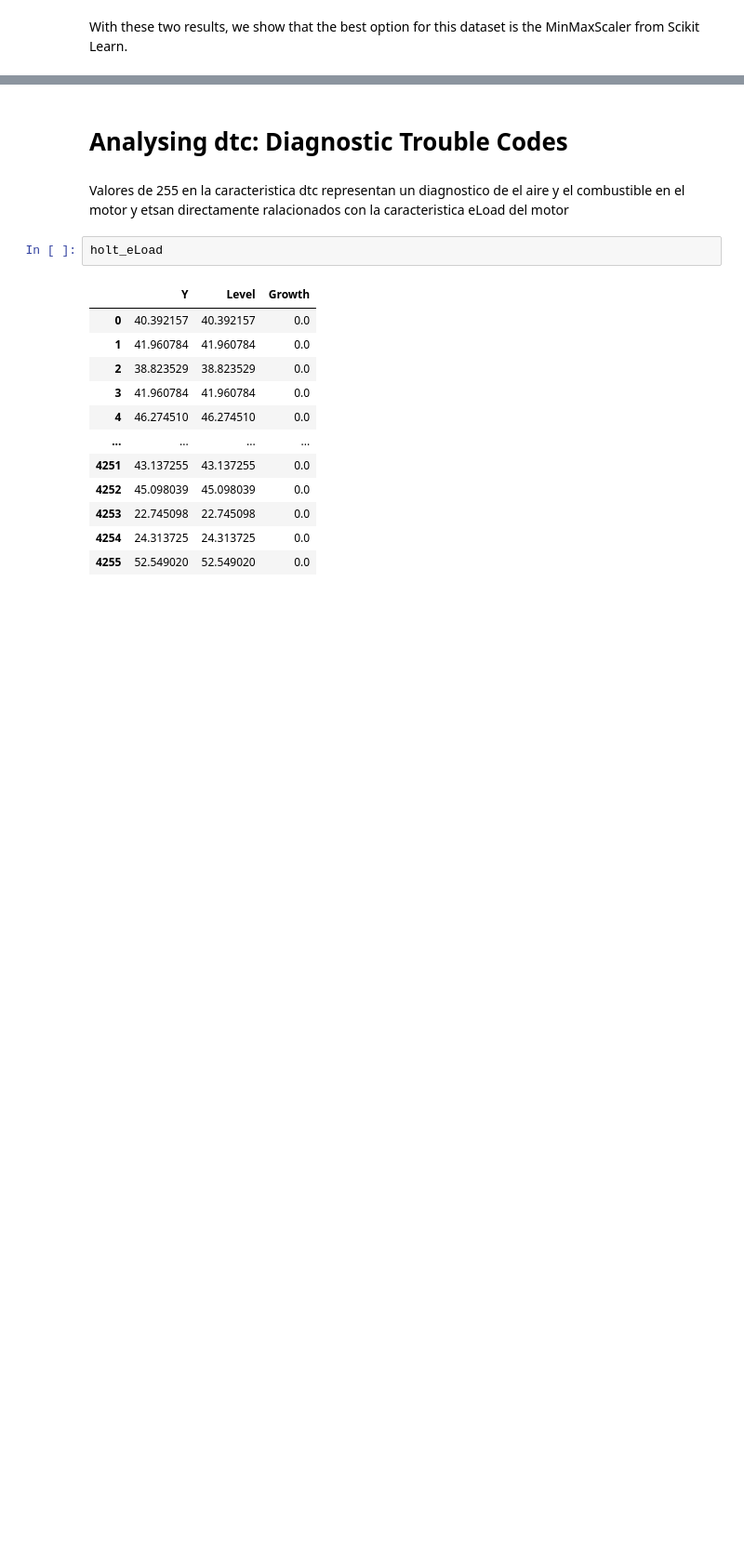
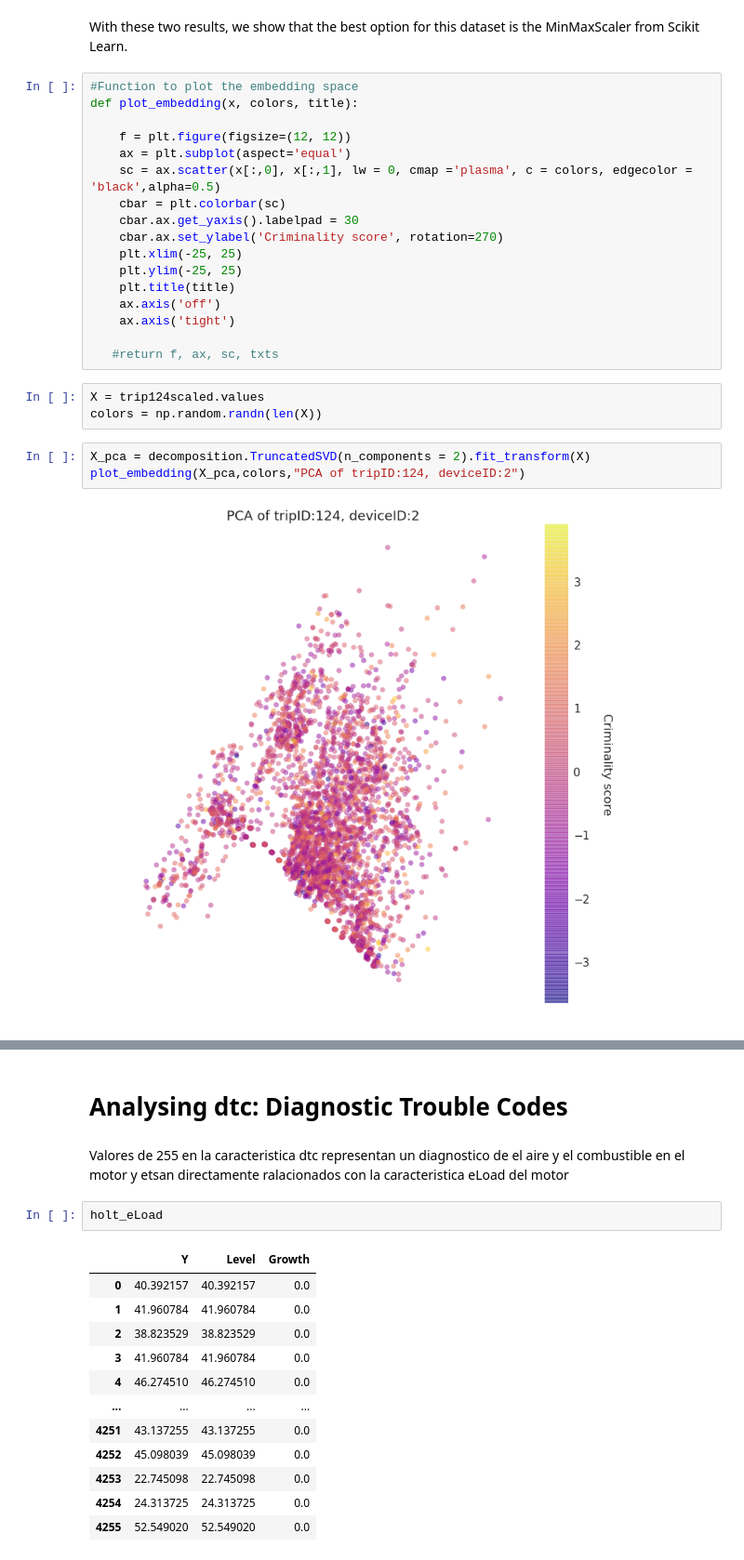
Before and after one commit to noshaq/Vehicle_remote_sensing, a Jupyter notebook: allcars_exploratory.ipynb, the cells around one changed output, grey strips where cells are left out. Shown at 93% size. Drawn from its saved outputs; the diff is of its cells as text; blank space fills up the shorter version.

```diff
--- a/allcars_exploratory.ipynb
+++ b/allcars_exploratory.ipynb
@@ -412,2 +426,27 @@ feature_subplots(trip124scaled,'Relevant Scaled Engine Features for deviceID = 2
 # %% [markdown]
 With these two results, we show that the best option for this dataset is the MinMaxScaler from Scikit Learn.
+# %%
+#Function to plot the embedding space
+def plot_embedding(x, colors, title):
+
+    f = plt.figure(figsize=(12, 12))
+    ax = plt.subplot(aspect='equal')
+    sc = ax.scatter(x[:,0], x[:,1], lw = 0, cmap ='plasma', c = colors, edgecolor = 'black',alpha=0.5)
+    cbar = plt.colorbar(sc)
+    cbar.ax.get_yaxis().labelpad = 30
+    cbar.ax.set_ylabel('Criminality score', rotation=270)
+    plt.xlim(-25, 25)
+    plt.ylim(-25, 25)
+    plt.title(title)
+    ax.axis('off')
+    ax.axis('tight')
+
+   #return f, ax, sc, txts
+# %%
+X = trip124scaled.values
+colors = np.random.randn(len(X))
+# %%
+X_pca = decomposition.TruncatedSVD(n_components = 2).fit_transform(X)
+plot_embedding(X_pca,colors,"PCA of tripID:124, deviceID:2")
+# %% [output]
+[figure, added]
```
Also changed, not shown: parts of 5 cells of this notebook, 2 other files.
